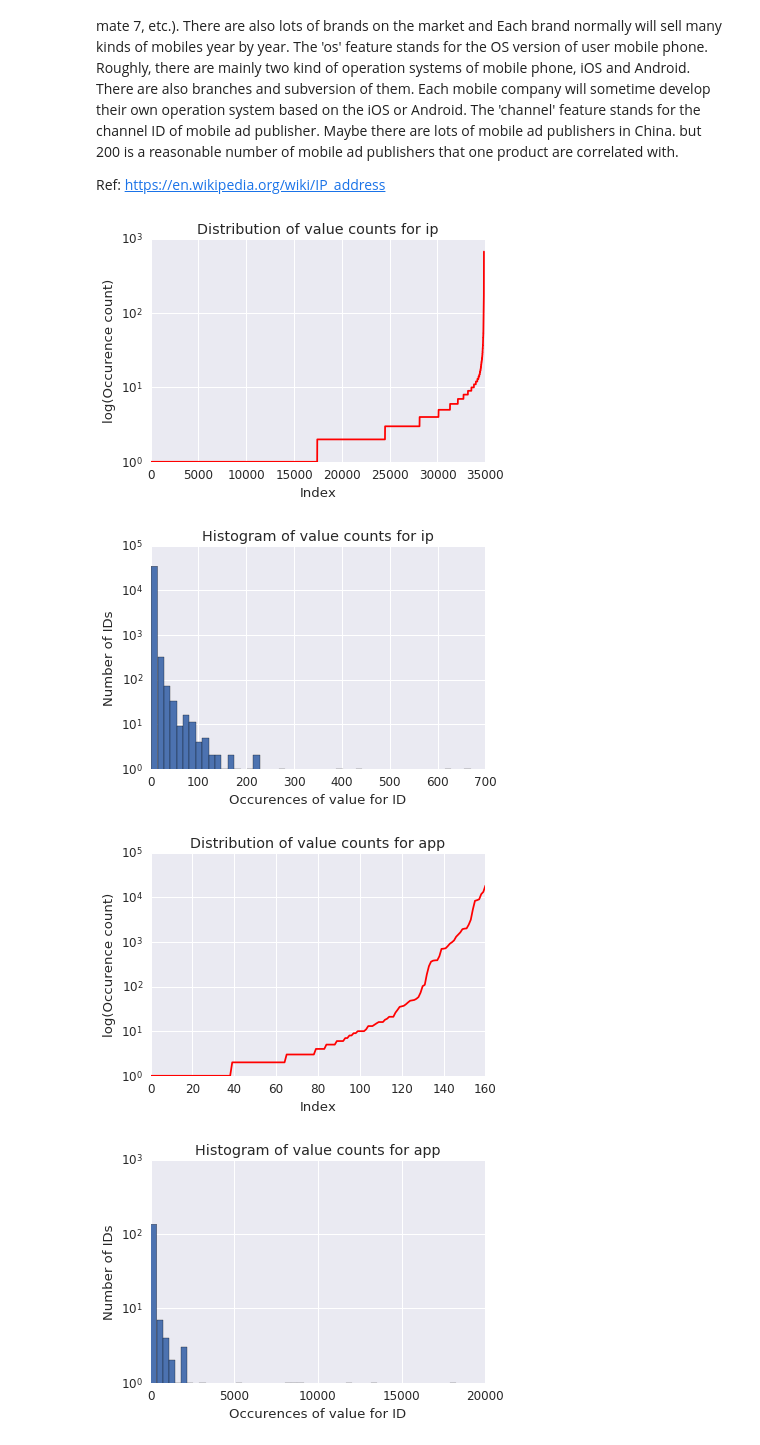
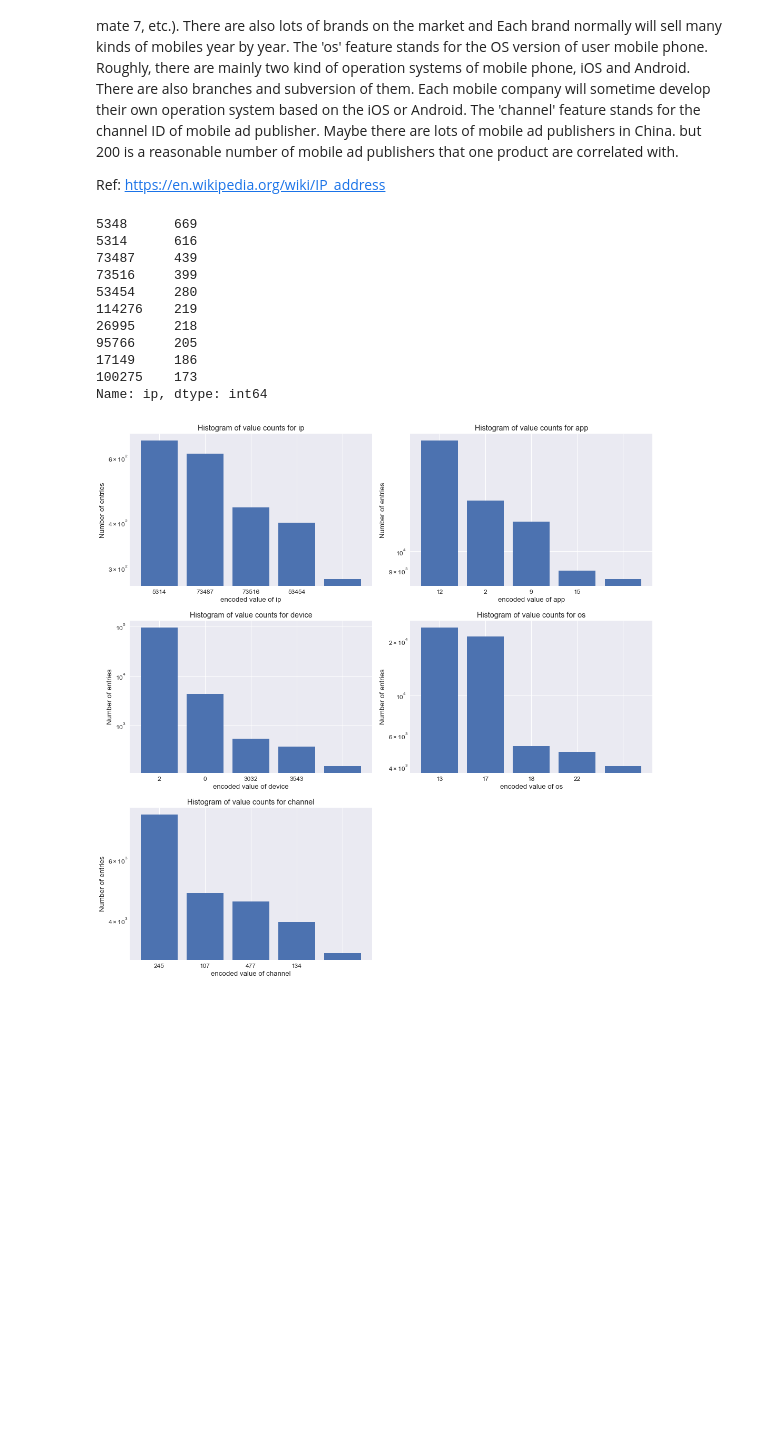
Before and after one commit to yuhow/udacity_nano_ML_course, a Jupyter notebook: capstone/capstone.ipynb, the cells around one changed output. Saved outputs shown, nothing was run; the diff lists cells and outputs as text; code cells hidden in the pictures; blank space fills up the shorter version.

```diff
--- a/capstone/capstone.ipynb
+++ b/capstone/capstone.ipynb
@@ -181,37 +187,40 @@ The 'app' feature means the mobile applications which users are using to access
 
 Ref: https://en.wikipedia.org/wiki/IP_address
 # %%
-uniques = [len(sample_data[feature].unique()) for feature in checklist]
-for col, uniq in zip(checklist, uniques):
-    counts = sample_data[col].value_counts()
+fig = plt.figure(figsize=(15,15))
+for idx, feature in enumerate(checklist):
+    counts = sample_data[feature].value_counts()
 
-    sorted_counts = np.sort(counts.values)
-    fig = plt.figure()
-    ax = fig.add_subplot(1, 1, 1)
-    line, = ax.plot(sorted_counts, color='red')
-    ax.set_yscale('log')
-    plt.title("Distribution of value counts for {}".format(col))
-    plt.ylabel('log(Occurence count)')
-    plt.xlabel('Index')
-    plt.show()
-
-    fig = plt.figure()
-    ax = fig.add_subplot(1, 1, 1)
-    plt.hist(sorted_counts, bins=50)
+    if feature == 'ip':
+        print counts.head(10)
+    ax = fig.add_subplot(3, 2, idx+1)
+    plt.bar(np.arange(5), counts.head(5).values)
+    ax.set_xticklabels(counts.head(5).index)
+    #plt.hist(counts.values, bins=100)
     ax.set_yscale('log', nonposy='clip')
-    plt.title("Histogram of value counts for {}".format(col))
-    plt.ylabel('Number of IDs')
-    plt.xlabel('Occurences of value for ID')
-    plt.show()
+    plt.title("Histogram of value counts for {}".format(feature))
+    plt.ylabel('Number of entries')
+    plt.xlabel('encoded value of '+feature)
 
     max_count = np.max(counts)
     min_count = np.min(counts)
     gt = [10, 100, 1000]
     prop_gt = []
     for value in gt:
         prop_gt.append(round((counts > value).mean()*100, 2))
+
+plt.tight_layout()
+plt.show()
 # %% [output]
+5348      669
+5314      616
+73487     439
+73516     399
+53454     280
+114276    219
+26995     218
+95766     205
+17149     186
+100275    173
+Name: ip, dtype: int64
-[figure, old version]
+[figure, new version]
-[figure, removed]
-[figure, removed]
-[figure, removed]
```
Also changed, not shown: parts of 9 cells of this notebook.
